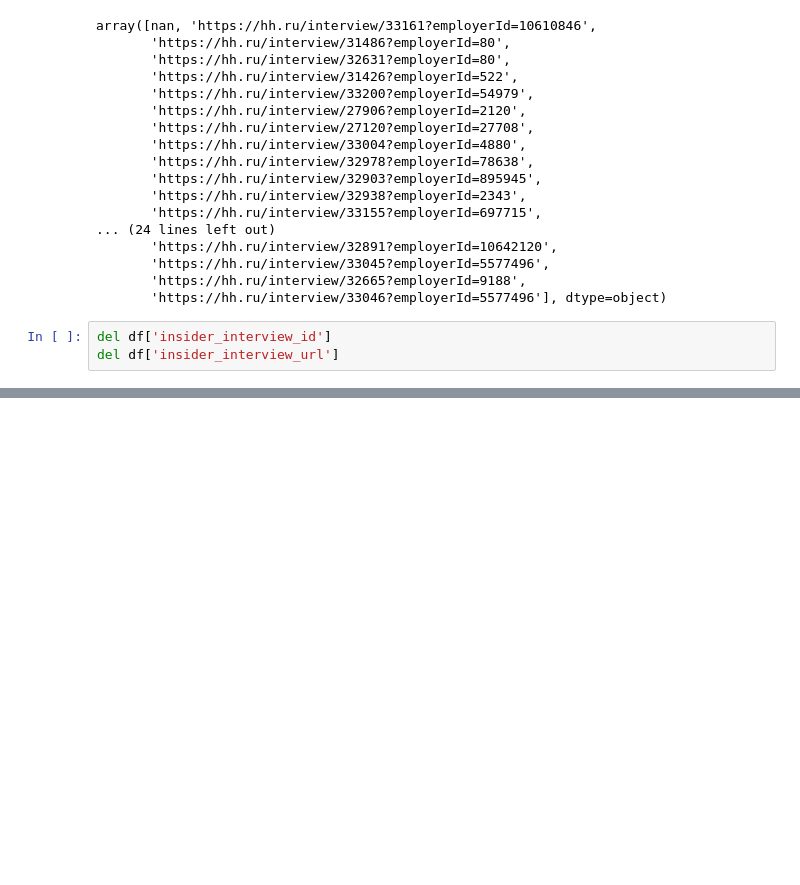
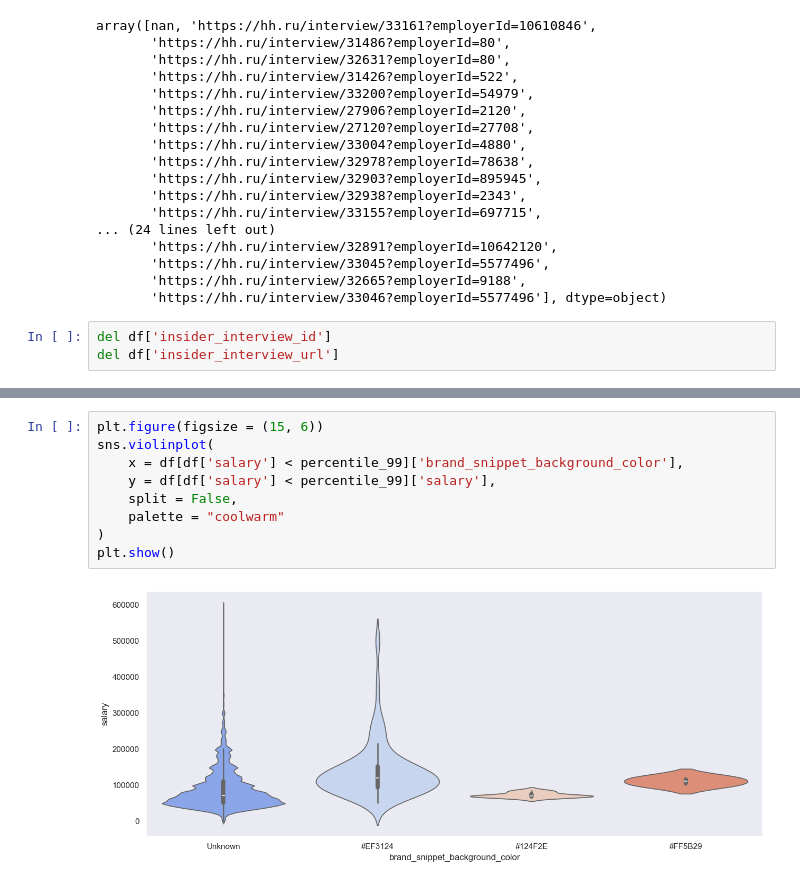
Before and after one commit to HeadHunter-Team-AI-24-3/hh_regression, a Jupyter notebook: src/hh_regression.ipynb, the cells around one changed output, grey strips where cells are left out. Drawn from its saved outputs; the diff is of its cells as text; blank space fills up the shorter version.

```diff
--- a/src/hh_regression.ipynb
+++ b/src/hh_regression.ipynb
@@ -1509,0 +1763,11 @@ del df['insider_interview_url']
+# %%
+plt.figure(figsize = (15, 6))
+sns.violinplot(
+    x = df[df['salary'] < percentile_99]['brand_snippet_background_color'],
+    y = df[df['salary'] < percentile_99]['salary'],
+    split = False,
+    palette = "coolwarm"
+)
+plt.show()
+# %% [output]
+[figure, added]
```
Also changed, not shown: parts of 62 cells of this notebook.
